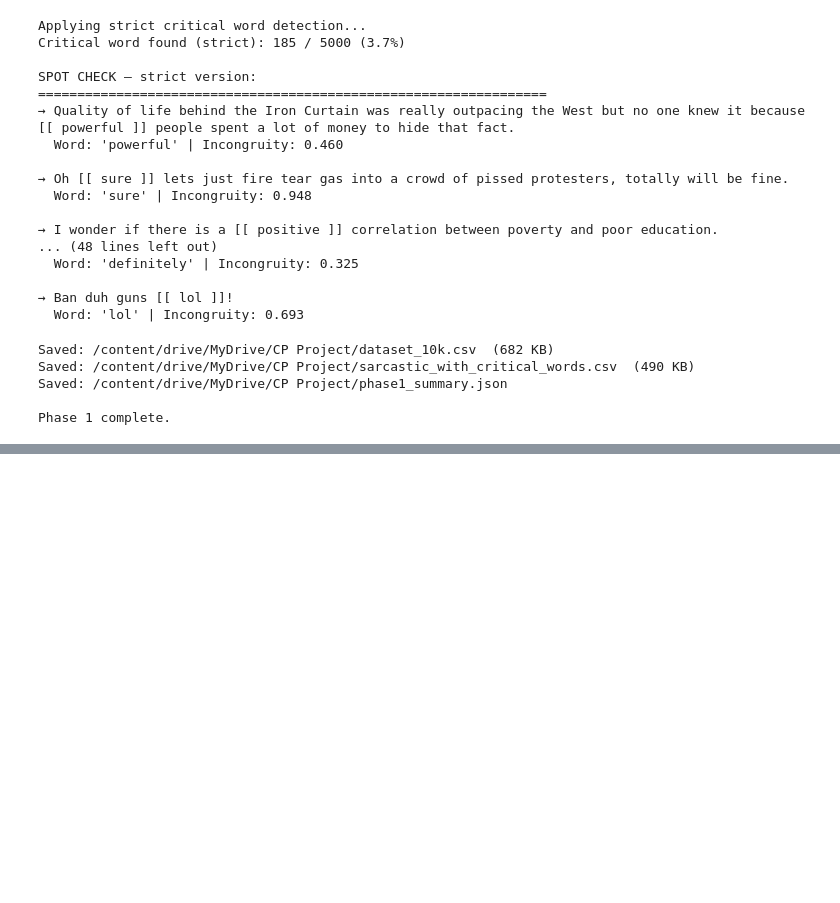
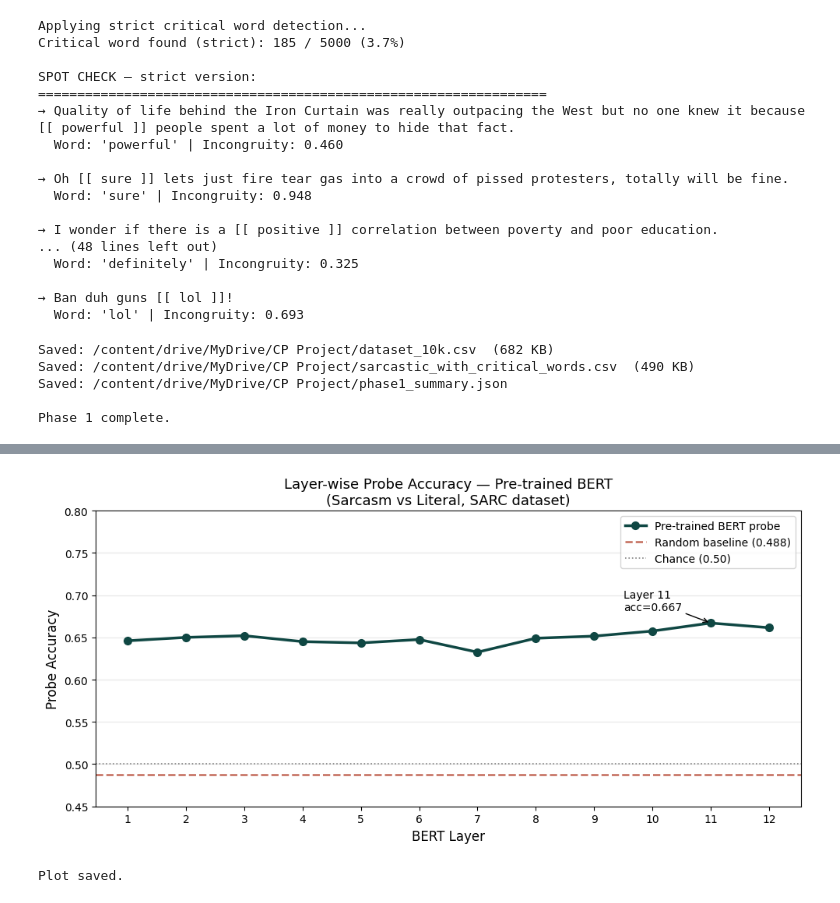
Before and after one commit to garguy07/CP-Project, a Jupyter notebook: CP_Project.ipynb, the cells around one changed output, grey strips where cells are left out. Cells and saved outputs as stored; diff of their text form; code cells hidden in the pictures; blank space fills up the shorter version.

Commit message:
BERT probing and layer-wise probe accuracy

```diff
--- a/CP_Project.ipynb
+++ b/CP_Project.ipynb
@@ -523,0 +775,7 @@ Phase 1 complete.
+# %%
+# ── 5. Also save labels for use in probing ───────────────────
+labels = dataset['label'].values
+np.save(SAVE_PATH + 'labels.npy', labels)
+print(f"Saved labels: {labels.shape}")
+print(f"Sarcastic (1): {labels.sum()}  "
+      f"Literal (0): {(labels==0).sum()}")
@@ -523,0 +920,49 @@ Phase 1 complete.
+# %%
+# ── 8. Plot the layer-wise accuracy curve ────────────────────
+fig, ax = plt.subplots(figsize=(10, 5))
+
+ax.plot(results_df['layer'], results_df['accuracy'],
+        marker='o', linewidth=2.5, markersize=7,
+        color='#0F4743', label='Pre-trained BERT probe')
+
+ax.axhline(y=baseline_acc, color='#C46B5A',
+           linestyle='--', linewidth=1.8,
+           label=f'Random baseline ({baseline_acc:.3f})')
+
+ax.axhline(y=0.5, color='gray',
+           linestyle=':', linewidth=1.2,
+           label='Chance (0.50)')
+
+# Annotate best layer
+best_row = results_df.loc[results_df['accuracy'].idxmax()]
+ax.annotate(
+    f"Layer {int(best_row['layer'])}\n"
+    f"acc={best_row['accuracy']:.3f}",
+    xy=(best_row['layer'], best_row['accuracy']),
+    xytext=(best_row['layer'] - 1.5,
+            best_row['accuracy'] + 0.015),
+    fontsize=10,
+    arrowprops=dict(arrowstyle='->', color='black'),
+    color='black'
+)
+
+ax.set_xlabel('BERT Layer', fontsize=12)
+ax.set_ylabel('Probe Accuracy', fontsize=12)
+ax.set_title(
+    'Layer-wise Probe Accuracy — Pre-trained BERT\n'
+    '(Sarcasm vs Literal, SARC dataset)',
+    fontsize=13
+)
+ax.set_xticks(range(1, 13))
+ax.set_ylim(0.45, 0.80)
+ax.legend(fontsize=10)
+ax.grid(axis='y', alpha=0.3)
+
+plt.tight_layout()
+plt.savefig(SAVE_PATH + 'layer_accuracy_pretrained.png',
+            dpi=150, bbox_inches='tight')
+plt.show()
+print("Plot saved.")
+# %% [output]
+[figure, added]
+Plot saved.
```
Also changed, not shown: parts of 11 cells of this notebook.
